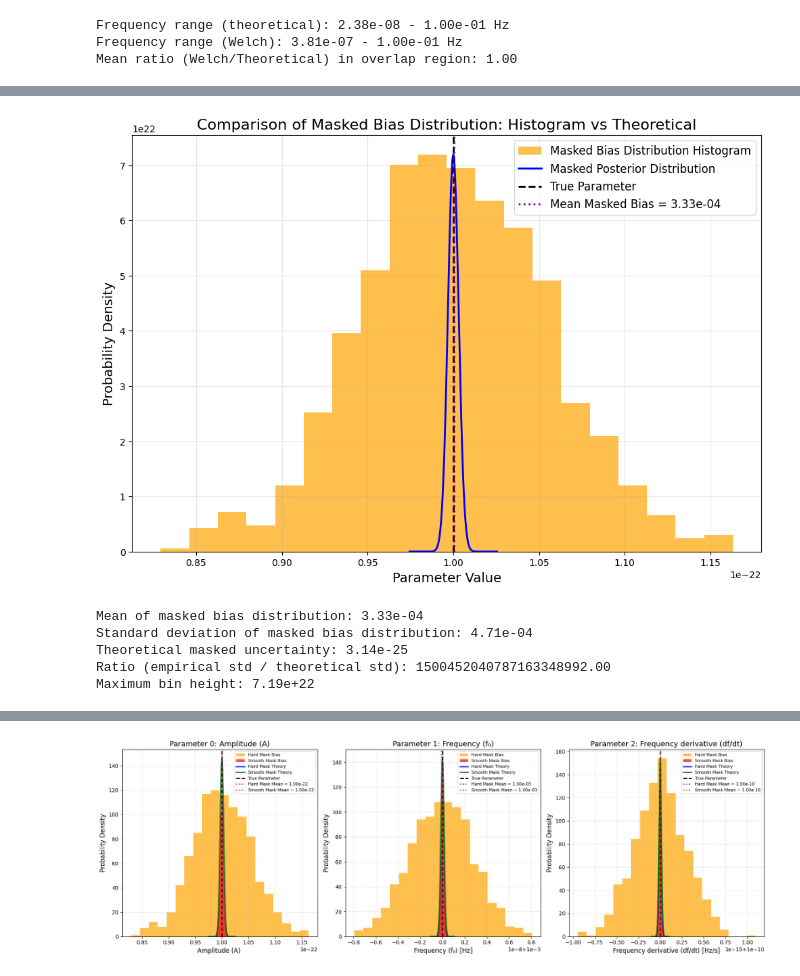
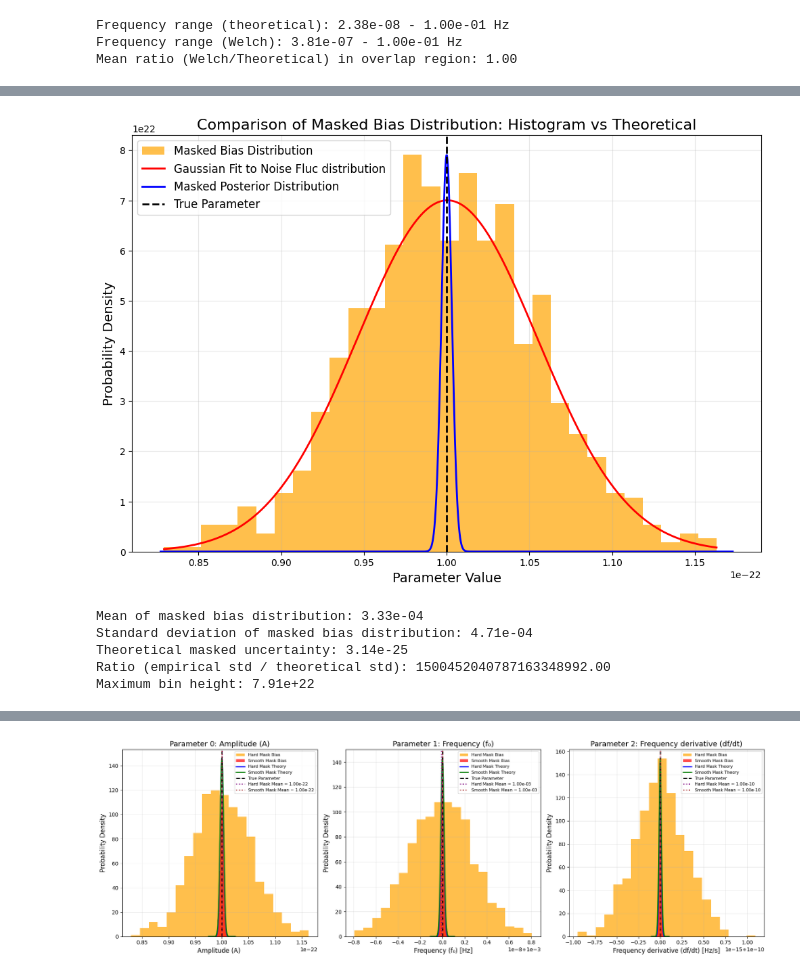
Before and after one commit to OllieBurke/Gaps_EMRIs, a Jupyter notebook: toy_problem/long_duration_signal_coherent.ipynb, the cells around one changed output, grey strips where cells are left out. Saved outputs shown, nothing was run; the diff lists cells and outputs as text; code cells hidden in the pictures.

```diff
--- a/toy_problem/long_duration_signal_coherent.ipynb
+++ b/toy_problem/long_duration_signal_coherent.ipynb
@@ -372,4 +447,6 @@ for seed in tqdm(range(1000)):
 # %%
+from scipy.stats import gaussian_kde
+
 # Create histogram of masked bias parameters
 plt.figure(figsize=(12, 8))
 
@@ -377,43 +454,56 @@ plt.figure(figsize=(12, 8))
 uncertainty_param_0_mask = np.sqrt(Cov_Matrix_mask[0,0])
 
 # Create smooth gaussian distribution for parameter 0 with masked uncertainty
 true_posterior_mask = Gaussian(x_range, true_params[0], uncertainty_param_0_mask)
 
+# Extract the first parameter from bias_mask_vec
+bias_values = np.array(bias_mask_vec)[:,0]
+
+# Calculate statistics for KDE-like Gaussian
+bias_mean = np.mean(bias_values)
+bias_std = np.std(bias_values)
+
+# Create a smooth Gaussian distribution using the empirical statistics
+kde_x = np.linspace(bias_values.min(), bias_values.max(), 1000)
+kde_gaussian = 7e22*Gaussian(kde_x, bias_mean, bias_std)
+
 # Plot histogram of masked bias values and get the histogram data
-n, bins, patches = plt.hist(np.array(bias_mask_vec)[:,0], bins=20, density=True, alpha=0.7, color='orange', label='Masked Bias Distribution Histogram')
+n, bins, patches = plt.hist(bias_values, bins=30, density=True, alpha=0.7, color='orange', label='Masked Bias Distribution')
+
+# Plot empirical Gaussian fit
+plt.plot(kde_x, kde_gaussian, 'r-', linewidth=2, label=f'Gaussian Fit to Noise Fluc distribution')
 
 # Find the maximum bin height
 max_bin_height = np.max(n)
 
 # Overlay the theoretical distributions, normalized by max bin height
 plt.plot(x_range, max_bin_height * true_posterior_mask, label='Masked Posterior Distribution', color='blue', linewidth=2)
 
 # Add vertical line for true parameter
 plt.axvline(x=true_params[0], color='black', linestyle='--', label='True Parameter', linewidth=2)
 
-# Add vertical line for mean of masked bias distribution
-plt.axvline(x=np.mean(np.array(bias_mask_vec)[:,0]), color='purple', linestyle=':', label=f'Mean Masked Bias = {np.mean(bias_mask_vec):.2e}', linewidth=2)
-
 plt.xlabel('Parameter Value', fontsize=14)
 plt.ylabel('Probability Density', fontsize=14)
 plt.title('Comparison of Masked Bias Distribution: Histogram vs Theoretical', fontsize=16)
 plt.legend(fontsize=12)
 plt.grid(True, alpha=0.3)
+plt.savefig(save_direc + "/masked_bias_distribution_w_KDE.pdf", bbox_inches = "tight")
 plt.show()
+
 
 # Print statistics
 print(f"Mean of masked bias distribution: {np.mean(bias_mask_vec):.2e}")
 print(f"Standard deviation of masked bias distribution: {np.std(bias_mask_vec):.2e}")
 print(f"Theoretical masked uncertainty: {uncertainty_param_0_mask:.2e}")
 print(f"Ratio (empirical std / theoretical std): {np.std(bias_mask_vec) / uncertainty_param_0_mask:.2f}")
 print(f"Maximum bin height: {max_bin_height:.2e}")
 # %% [output]
-[figure, old version]
+[figure, new version]
 Mean of masked bias distribution: 3.33e-04
 Standard deviation of masked bias distribution: 4.71e-04
 Theoretical masked uncertainty: 3.14e-25
 Ratio (empirical std / theoretical std): 1500452040787163348992.00
-Maximum bin height: 7.19e+22
+Maximum bin height: 7.91e+22
 # %%
 # Now apply a smooth taper?
 
```
Also changed, not shown: parts of 10 cells of this notebook.
